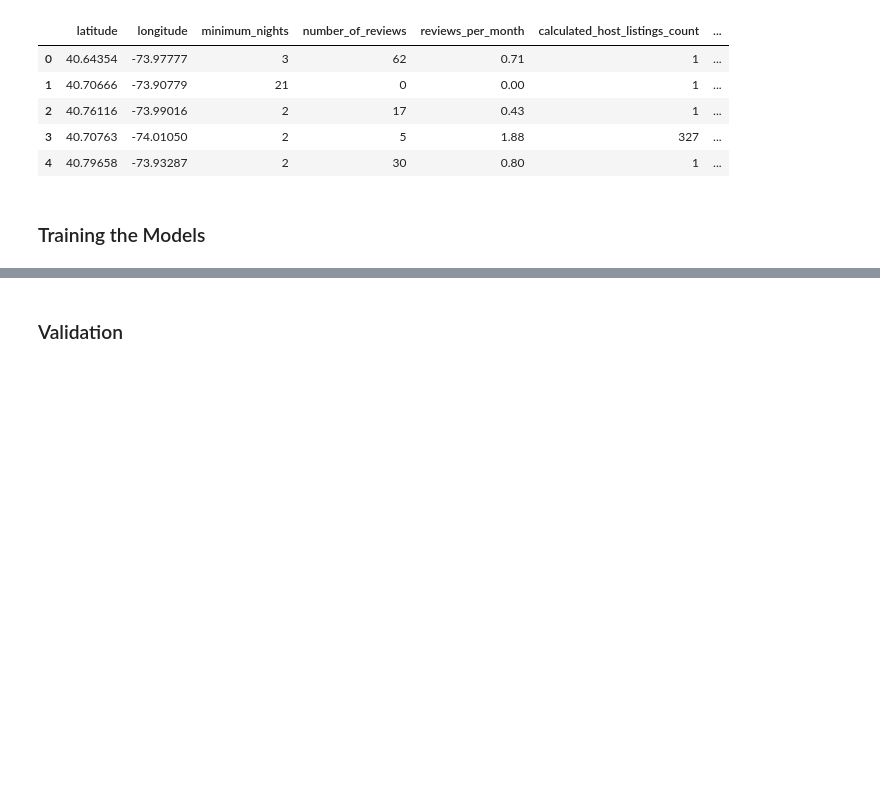
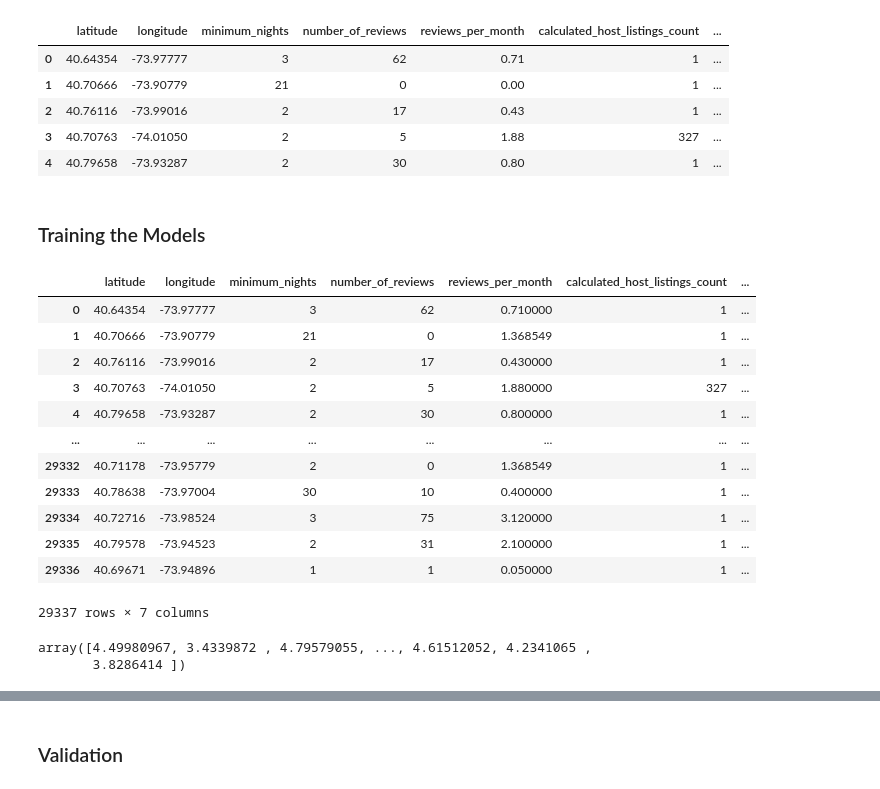
Before and after one commit to RickyMcMaster/pub_portfolio, a Jupyter notebook: mlz/02-regression/MLZ-Assignment2.ipynb, the cells around one changed output, grey strips where cells are left out. Drawn from its saved outputs; the diff is of its cells as text; code cells hidden in the pictures; blank space fills up the shorter version.

```diff
--- a/mlz/02-regression/MLZ-Assignment2.ipynb
+++ b/mlz/02-regression/MLZ-Assignment2.ipynb
@@ -292,8 +311,27 @@ def produce_model(X, y):
 # %%
 # X_train = df_train_m.values
 
 # w0, w = train_linear_regression(X_train, y_train)
 
 # y_pred = w0 + X_train.dot(w)
+
+df_train_m
+y_train
+# %% [output]
+|  | latitude | longitude | minimum_nights | number_of_reviews | reviews_per_month | calculated_host_listings_count | ... |
+| 0 | 40.64354 | -73.97777 | 3 | 62 | 0.710000 | 1 | ... |
+| 1 | 40.70666 | -73.90779 | 21 | 0 | 1.368549 | 1 | ... |
+| 2 | 40.76116 | -73.99016 | 2 | 17 | 0.430000 | 1 | ... |
+| 3 | 40.70763 | -74.01050 | 2 | 5 | 1.880000 | 327 | ... |
+| 4 | 40.79658 | -73.93287 | 2 | 30 | 0.800000 | 1 | ... |
+| ... | ... | ... | ... | ... | ... | ... | ... |
+| 29332 | 40.71178 | -73.95779 | 2 | 0 | 1.368549 | 1 | ... |
+| 29333 | 40.78638 | -73.97004 | 30 | 10 | 0.400000 | 1 | ... |
+| 29334 | 40.72716 | -73.98524 | 3 | 75 | 3.120000 | 1 | ... |
+| 29335 | 40.79578 | -73.94523 | 2 | 31 | 2.100000 | 1 | ... |
+| 29336 | 40.69671 | -73.94896 | 1 | 1 | 0.050000 | 1 | ... |
+29337 rows × 7 columns
+array([4.49980967, 3.4339872 , 4.79579055, ..., 4.61512052, 4.2341065 ,
+       3.8286414 ])
 # %%
 w0m, wm, y_predm = produce_model(df_train_m, y_train)
```
Also changed, not shown: parts of 16 cells of this notebook.
